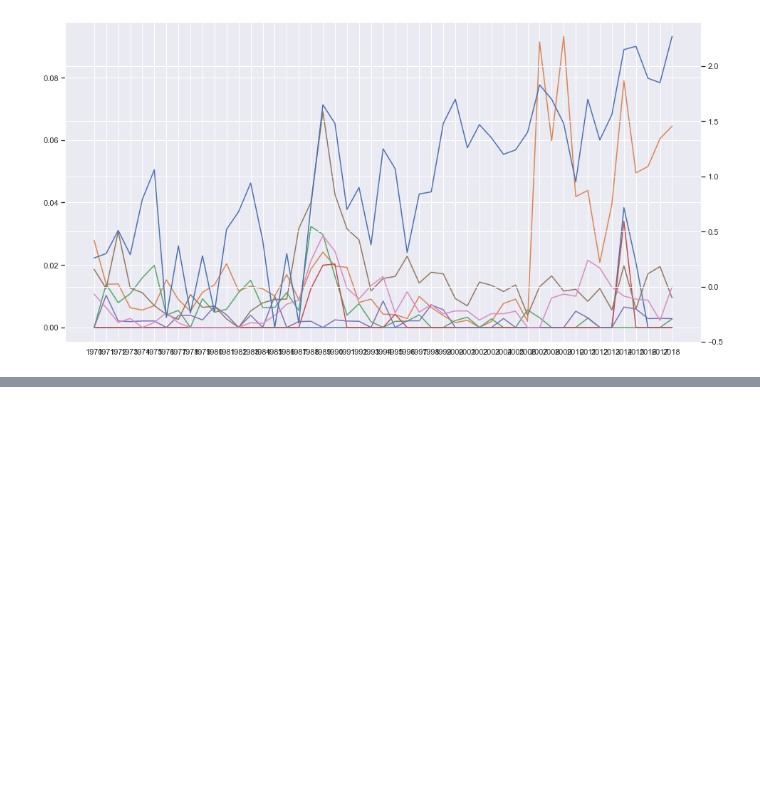
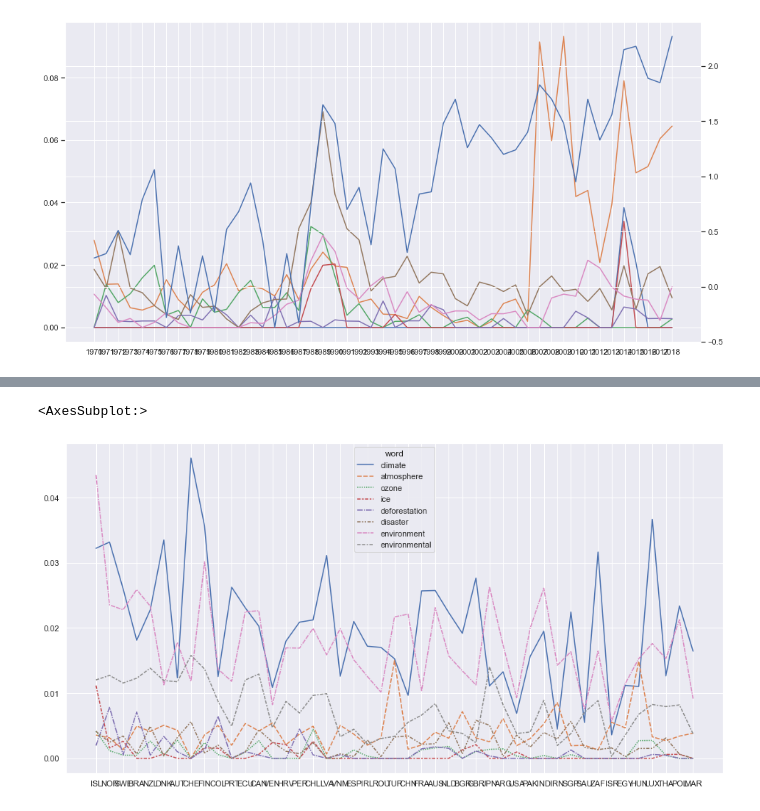
Before and after one commit to agnivchtj/UN-Debate-Corpus, a Jupyter notebook: UN Debates, World Happiness and International Trade.ipynb, the cells around one changed output, grey strips where cells are left out. Cells and saved outputs as stored; diff of their text form; code cells hidden in the pictures; blank space fills up the shorter version.

```diff
--- a/UN Debates, World Happiness and International Trade.ipynb
+++ b/UN Debates, World Happiness and International Trade.ipynb
@@ -682,0 +679,3 @@ Variance score - Test: -9167.99
+# %%
+tf_idf_countries = pd.read_csv('tfidf_countries.csv')
+tf_idf_countries
@@ -682,0 +696,4 @@ Variance score - Test: -9167.99
+# %%
+frequencies_countries = [tf_idf_countries[tf_idf_countries['word'] == predictor] for predictor in predictors]
+freq_df_countries = pd.concat(frequencies_countries).set_index('word')
+print(freq_df_countries)
@@ -682,0 +740,11 @@ Variance score - Test: -9167.99
+# %%
+import seaborn as sns
+
+threshold = 0.03
+filtered_freq_df_countries = freq_df_countries.loc[(freq_df_countries.sum(axis=1) >= threshold)]
+
+sns.set(rc={'figure.figsize': (16,8.27)})
+sns.lineplot(data=filtered_freq_df_countries.T)
+# %% [output]
+<AxesSubplot:>
+[figure, added]
```
Also changed, not shown: parts of 44 cells of this notebook, 5 other files.
